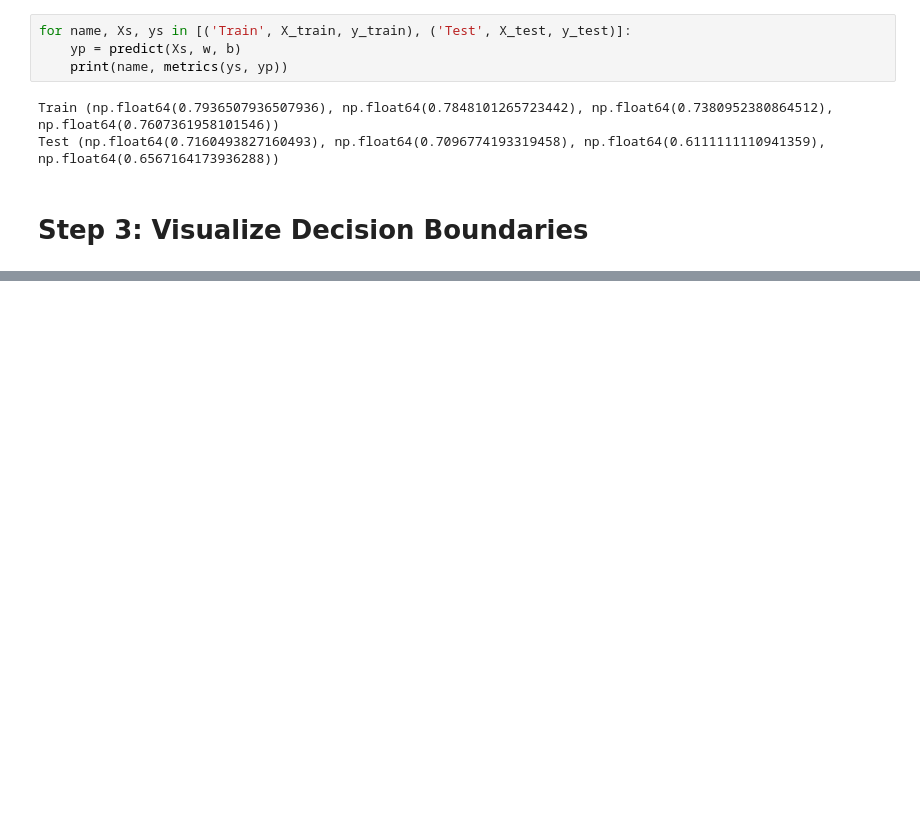
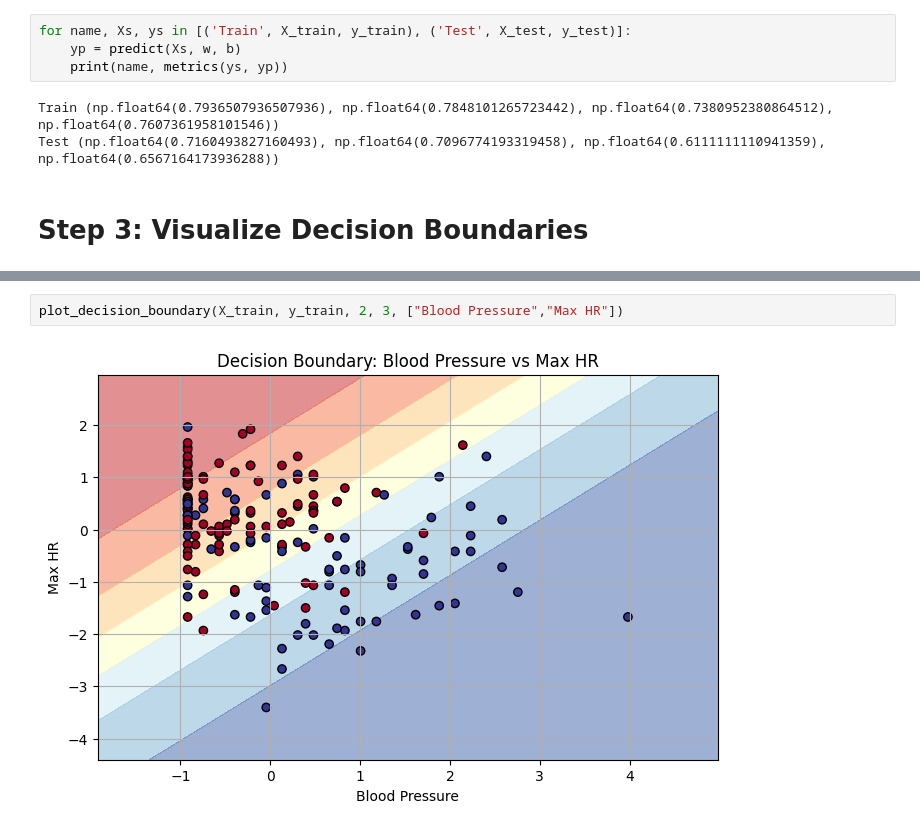
Before and after one commit to ders14028-bit/RodriguezDaniel_Heart_Disease_Risk_Prediction-Logistic_Regression_Homework, a Jupyter notebook: heart_disease_lr_analysis.ipynb, the cells around one changed output, grey strips where cells are left out. Cells and saved outputs as stored; diff of their text form; blank space fills up the shorter version.

```diff
--- a/heart_disease_lr_analysis.ipynb
+++ b/heart_disease_lr_analysis.ipynb
@@ -281,0 +306,4 @@ Test (np.float64(0.7160493827160493), np.float64(0.7096774193319458), np.float64
+# %%
+plot_decision_boundary(X_train, y_train, 2, 3, ["Blood Pressure","Max HR"])
+# %% [output]
+[figure, added]
```
Also changed, not shown: parts of 10 cells of this notebook.
